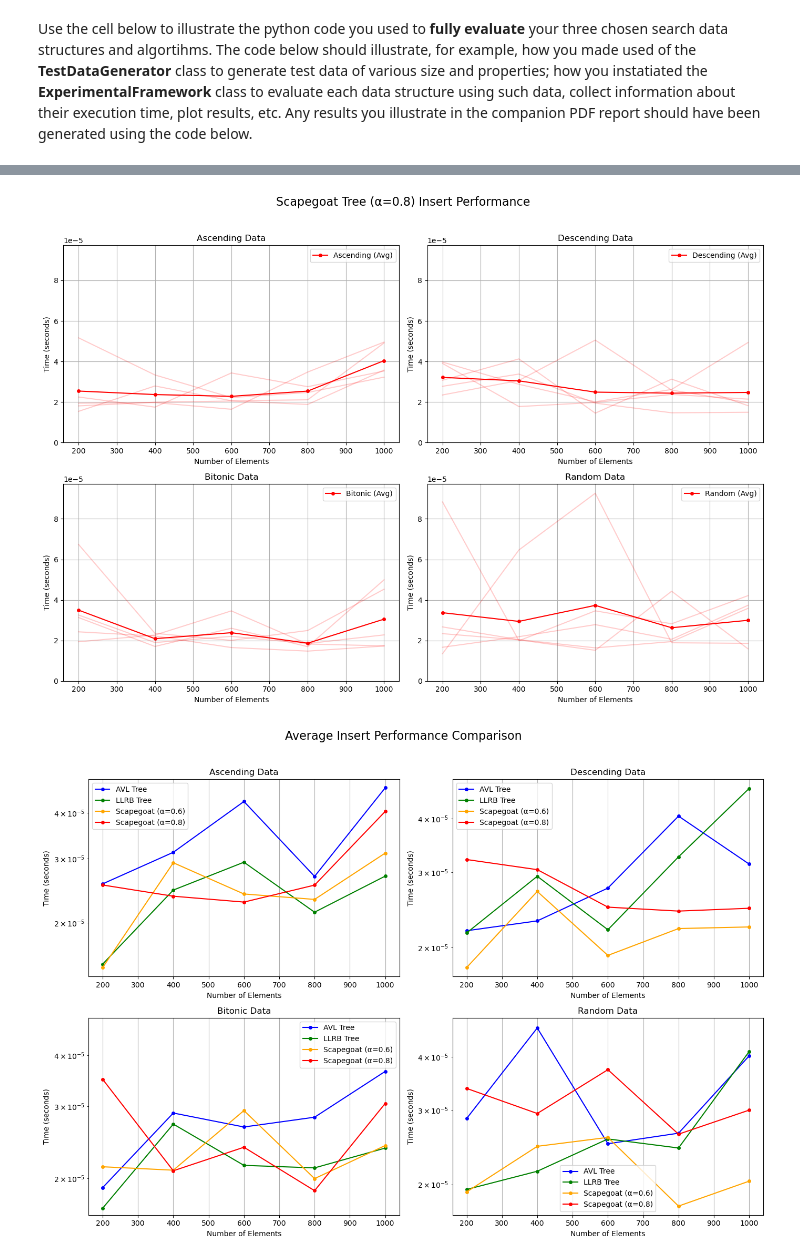
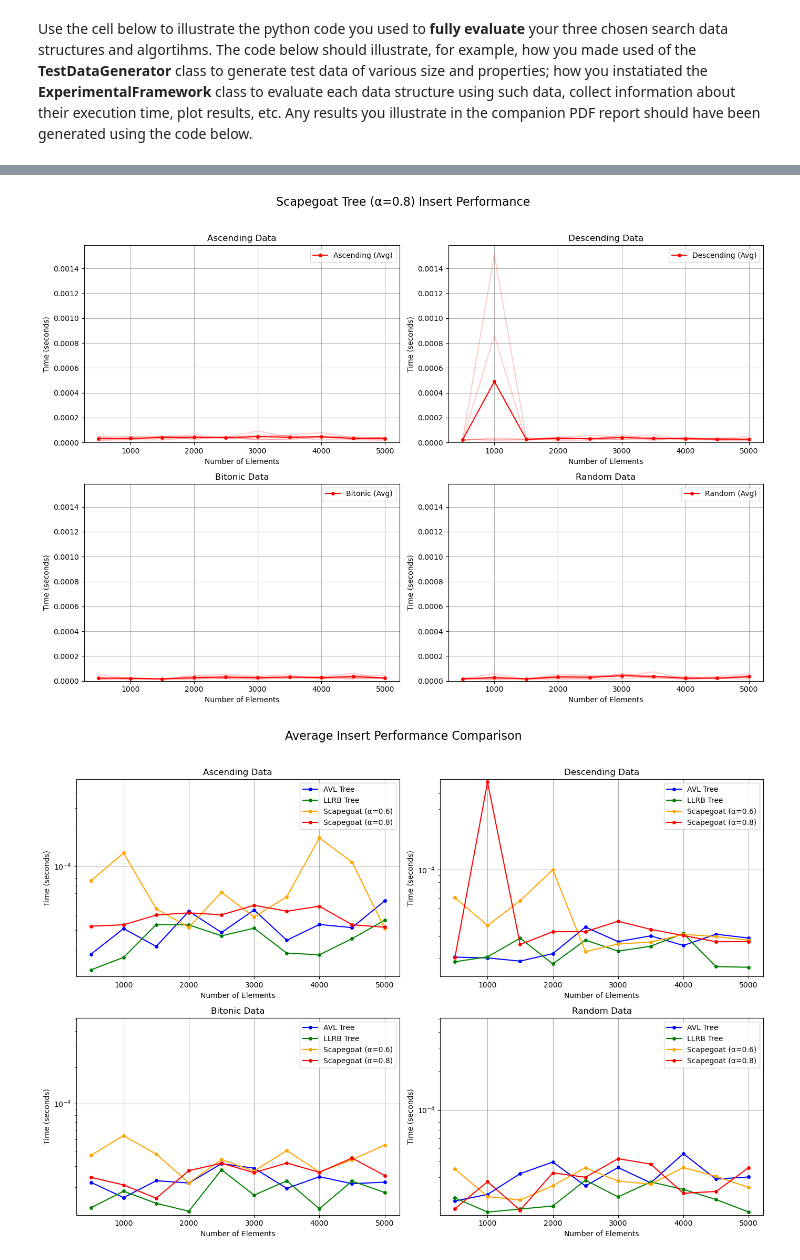
Before and after one commit to jude-sph/Algorithms-Coursework, a Jupyter notebook: grp-XXX-0005code new.ipynb, the cells around one changed output, grey strips where cells are left out. Saved outputs shown, nothing was run; the diff lists cells and outputs as text; code cells hidden in the pictures.

```diff
--- a/grp-XXX-0005code new.ipynb
+++ b/grp-XXX-0005code new.ipynb
@@ -514,8 +541,8 @@ import matplotlib.pyplot as plt
 dataGen = TestDataGenerator()
 framework = ExperimentalFramework()
 
-biggestTestSize=1000
-interval = 200
+biggestTestSize=5000
+interval = 500
 sizeOfTests = [i for i in range(biggestTestSize+1) if (i % interval == 0) and (i != 0)]
 
 amountOfTests = 5
@@ -896,2 +923,2 @@ plot_comparison(searchOutcomes, sizeOfTests, insert=False)
-[figure, old version]
+[figure, new version]
-[figure, old version]
+[figure, new version]
```
Also changed, not shown: parts of 2 cells of this notebook.
